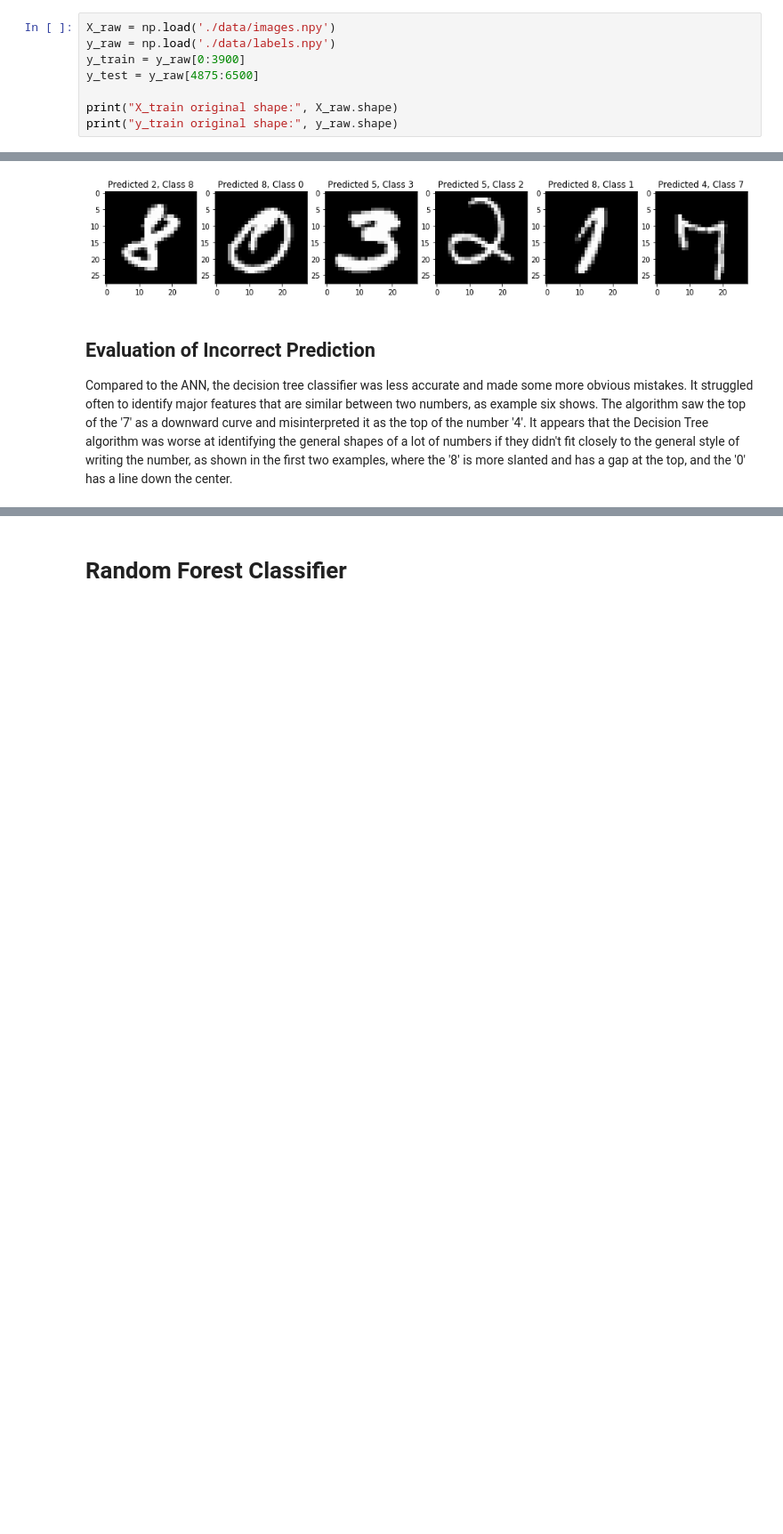
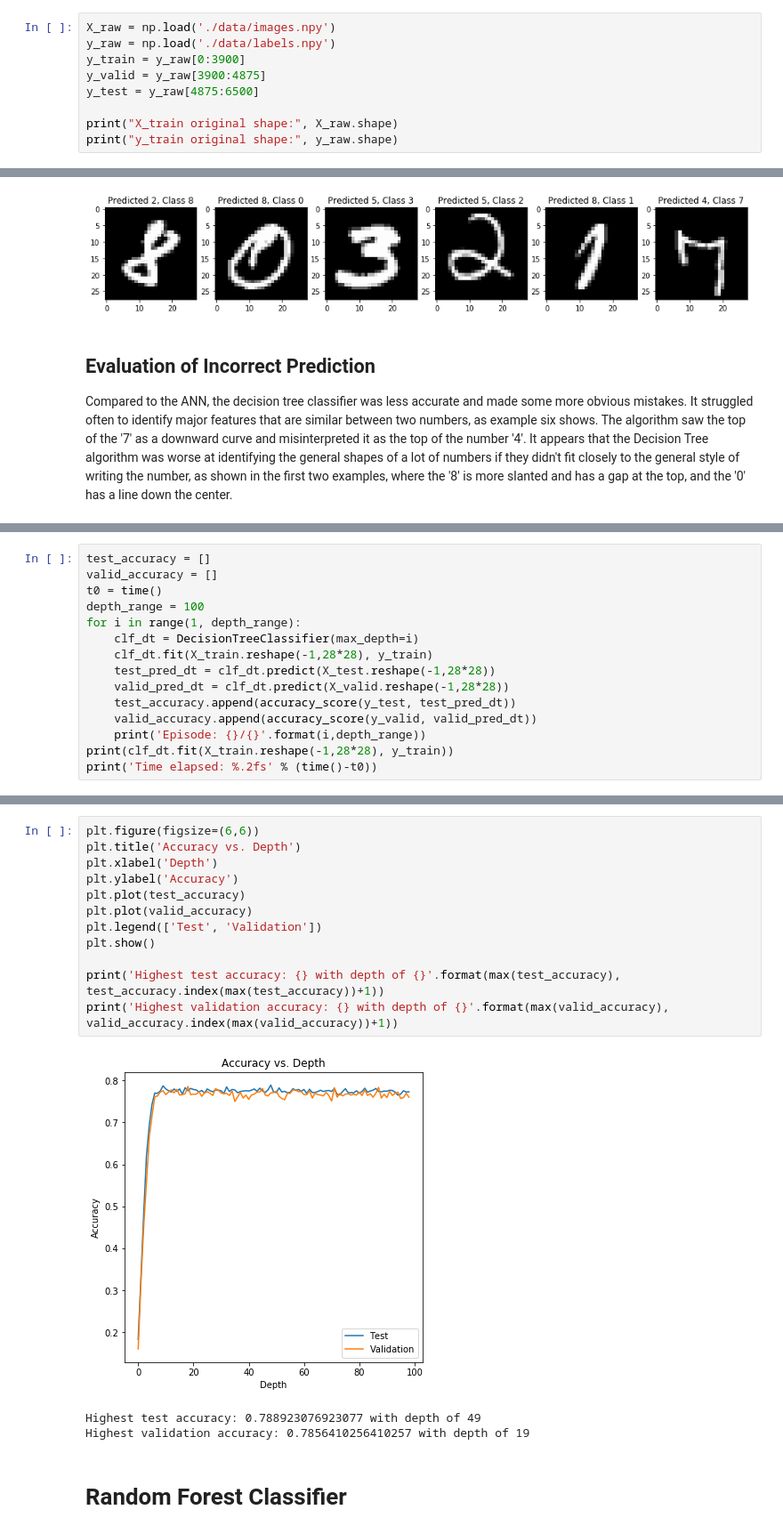
Before and after one commit to diggerdata/MNIST_TSN, a Jupyter notebook: Decision Tree.ipynb, the cells around one changed output, grey strips where cells are left out. Shown at 89% size. Cells and saved outputs as stored; diff of their text form; blank space fills up the shorter version.

```diff
--- a/Decision Tree.ipynb
+++ b/Decision Tree.ipynb
@@ -17,6 +17,7 @@ import matplotlib.pyplot as plt
 X_raw = np.load('./data/images.npy')
 y_raw = np.load('./data/labels.npy')
 y_train = y_raw[0:3900]
+y_valid = y_raw[3900:4875]
 y_test = y_raw[4875:6500]
 
 print("X_train original shape:", X_raw.shape)
@@ -121,0 +125,15 @@ Compared to the ANN, the decision tree classifier was less accurate and made som
+# %%
+test_accuracy = []
+valid_accuracy = []
+t0 = time()
+depth_range = 100
+for i in range(1, depth_range):
+    clf_dt = DecisionTreeClassifier(max_depth=i)
+    clf_dt.fit(X_train.reshape(-1,28*28), y_train)
+    test_pred_dt = clf_dt.predict(X_test.reshape(-1,28*28))
+    valid_pred_dt = clf_dt.predict(X_valid.reshape(-1,28*28))
+    test_accuracy.append(accuracy_score(y_test, test_pred_dt))
+    valid_accuracy.append(accuracy_score(y_valid, valid_pred_dt))
+    print('Episode: {}/{}'.format(i,depth_range))
+print(clf_dt.fit(X_train.reshape(-1,28*28), y_train))
+print('Time elapsed: %.2fs' % (time()-t0))
@@ -122,3 +158,19 @@ Compared to the ANN, the decision tree classifier was less accurate and made som
+# %%
+plt.figure(figsize=(6,6))
+plt.title('Accuracy vs. Depth')
+plt.xlabel('Depth')
+plt.ylabel('Accuracy')
+plt.plot(test_accuracy)
+plt.plot(valid_accuracy)
+plt.legend(['Test', 'Validation'])
+plt.show()
+
+print('Highest test accuracy: {} with depth of {}'.format(max(test_accuracy), test_accuracy.index(max(test_accuracy))+1))
+print('Highest validation accuracy: {} with depth of {}'.format(max(valid_accuracy), valid_accuracy.index(max(valid_accuracy))+1))
+# %% [output]
+[figure, added]
+Highest test accuracy: 0.788923076923077 with depth of 49
+Highest validation accuracy: 0.7856410256410257 with depth of 19
 # %% [markdown]
 # Random Forest Classifier
 # %%
```
Also changed, not shown: parts of 4 cells of this notebook, 6 other files.
